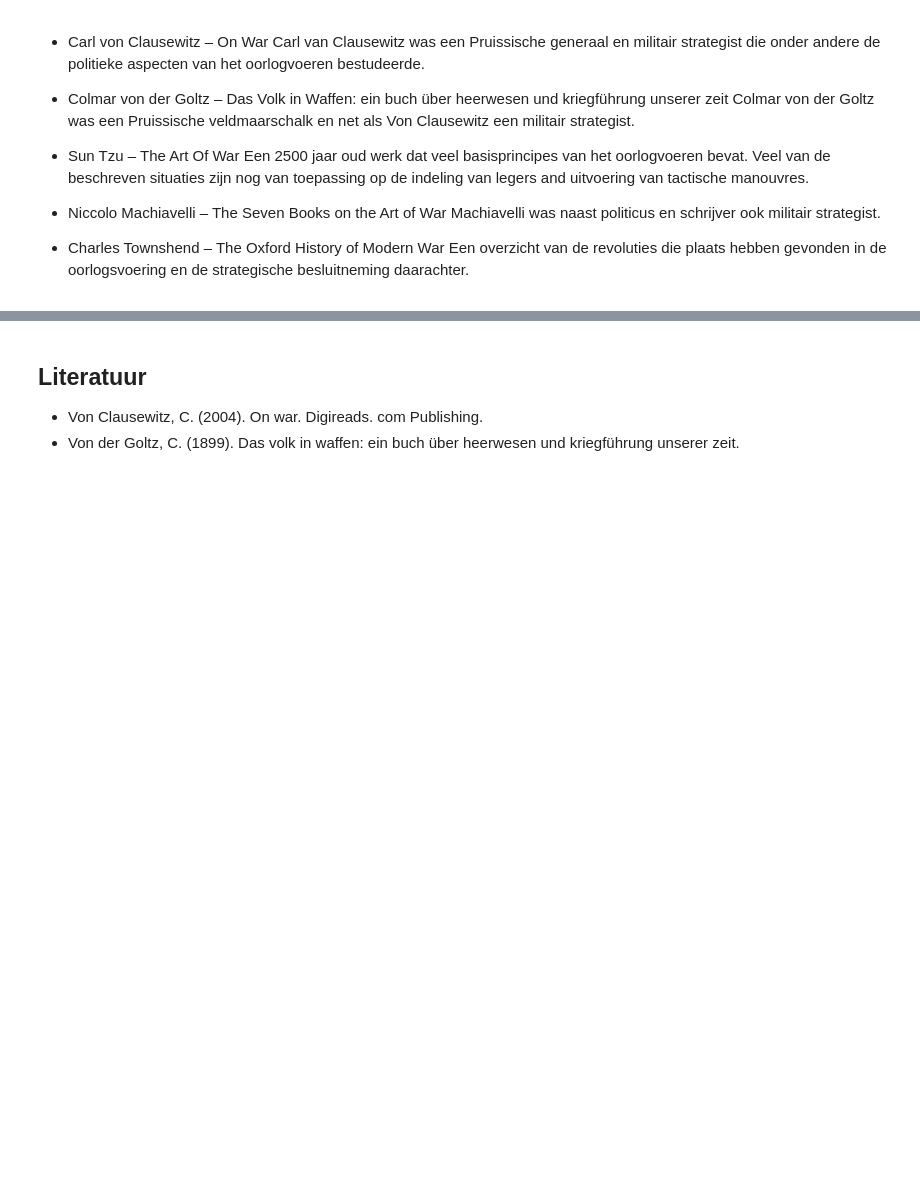
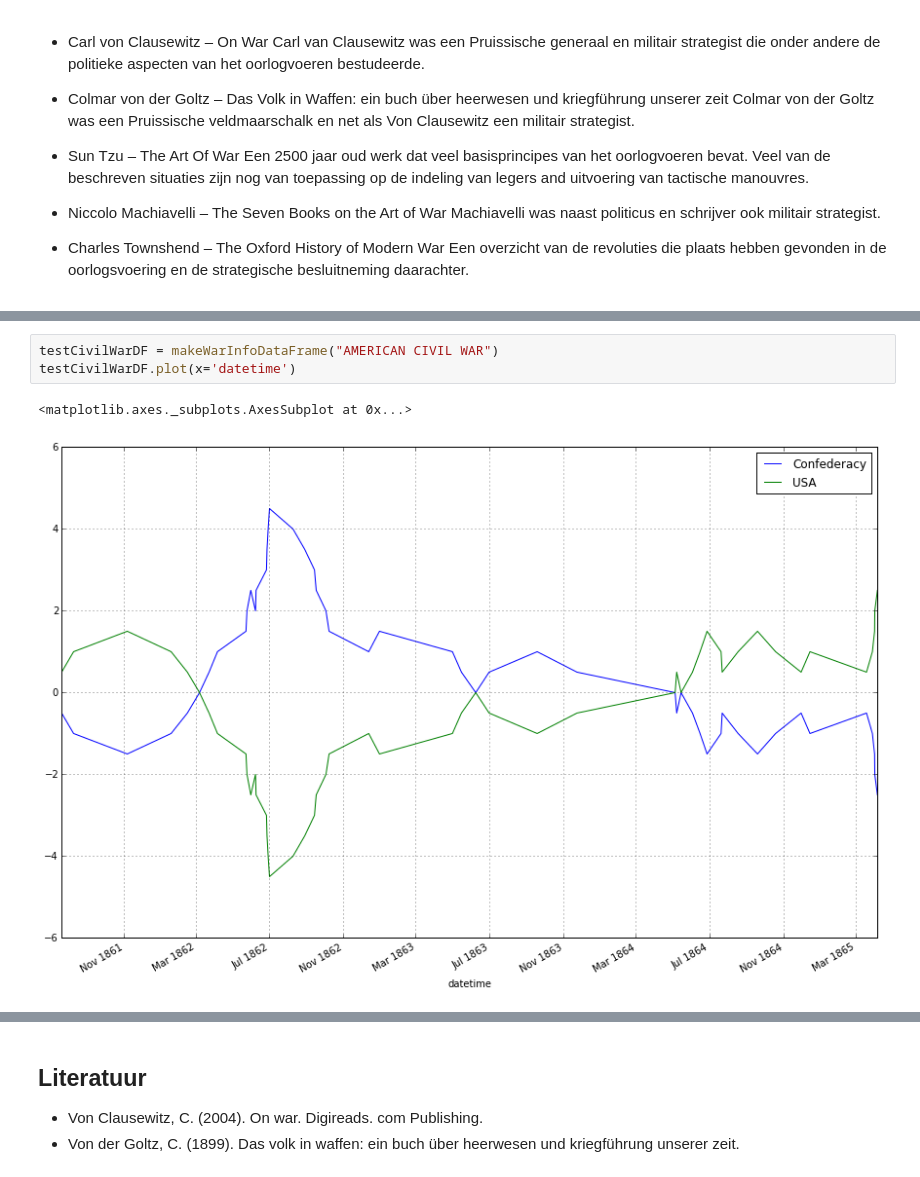
Before and after one commit to jvriemsdijk/Data-science, a Jupyter notebook: Eind opdracht/Eind opdracht.ipynb, the cells around one changed output, grey strips where cells are left out. Drawn from its saved outputs; the diff is of its cells as text; blank space fills up the shorter version.

```diff
--- a/Eind opdracht/Eind opdracht.ipynb
+++ b/Eind opdracht/Eind opdracht.ipynb
@@ -63,0 +77,6 @@ In hoeverre is je vraag beantwoord?
+# %%
+testCivilWarDF = makeWarInfoDataFrame("AMERICAN CIVIL WAR")
+testCivilWarDF.plot(x='datetime')
+# %% [output]
+<matplotlib.axes._subplots.AxesSubplot at 0x...>
+[figure, added]
```
Also changed, not shown: parts of 27 cells of this notebook.
